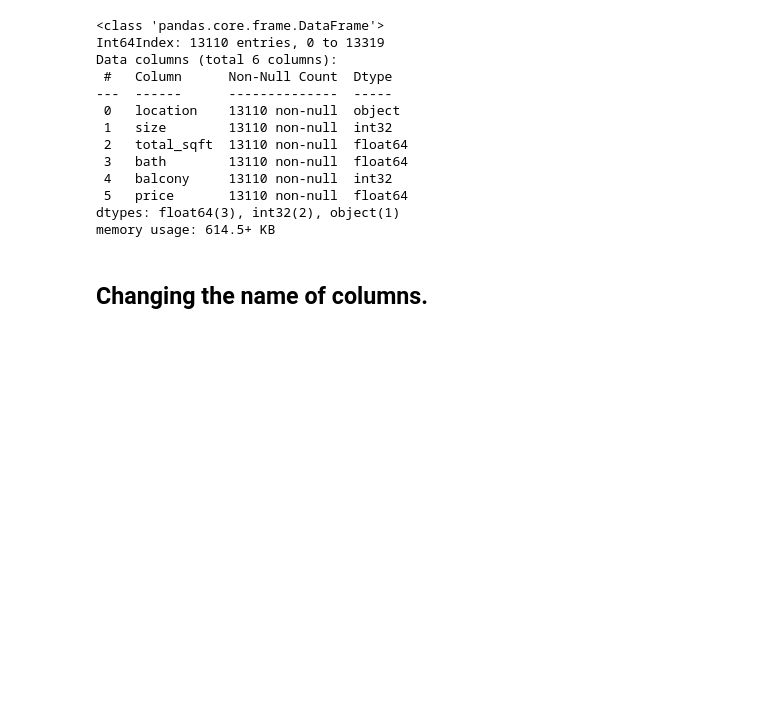
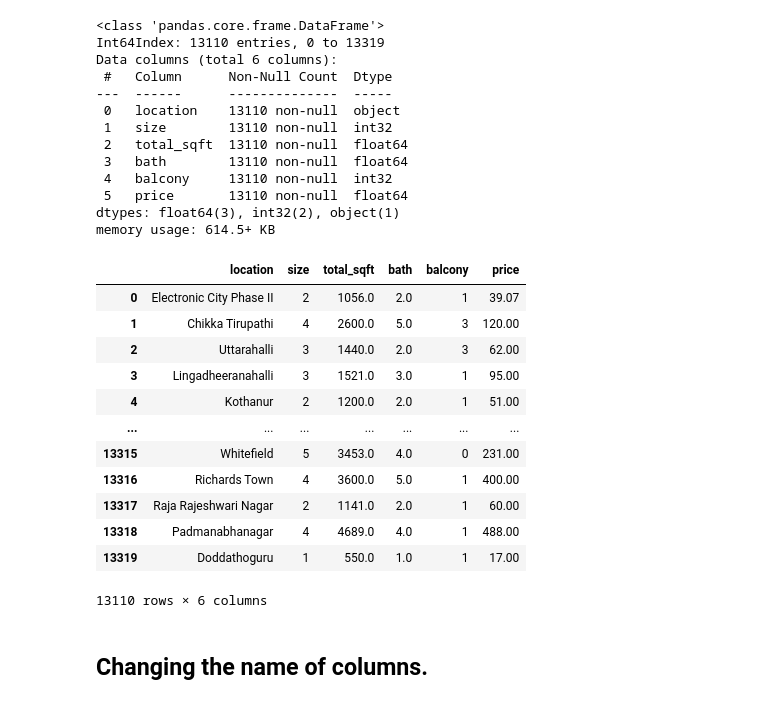
Before and after one commit to paramshah31/housePricePrediction, a Jupyter notebook: Code/Bengaluru House Price Prediction.ipynb, the cells around one changed output. Cells and saved outputs as stored; diff of their text form; code cells hidden in the pictures; blank space fills up the shorter version.

```diff
--- a/Code/Bengaluru House Price Prediction.ipynb
+++ b/Code/Bengaluru House Price Prediction.ipynb
@@ -338,6 +337,22 @@ Data columns (total 6 columns):
  5   price       13110 non-null  float64
 dtypes: float64(3), int32(2), object(1)
 memory usage: 614.5+ KB
+# %%
+house
+# %% [output]
+|  | location | size | total_sqft | bath | balcony | price |
+| 0 | Electronic City Phase II | 2 | 1056.0 | 2.0 | 1 | 39.07 |
+| 1 | Chikka Tirupathi | 4 | 2600.0 | 5.0 | 3 | 120.00 |
+| 2 | Uttarahalli | 3 | 1440.0 | 2.0 | 3 | 62.00 |
+| 3 | Lingadheeranahalli | 3 | 1521.0 | 3.0 | 1 | 95.00 |
+| 4 | Kothanur | 2 | 1200.0 | 2.0 | 1 | 51.00 |
+| ... | ... | ... | ... | ... | ... | ... |
+| 13315 | Whitefield | 5 | 3453.0 | 4.0 | 0 | 231.00 |
+| 13316 | Richards Town | 4 | 3600.0 | 5.0 | 1 | 400.00 |
+| 13317 | Raja Rajeshwari Nagar | 2 | 1141.0 | 2.0 | 1 | 60.00 |
+| 13318 | Padmanabhanagar | 4 | 4689.0 | 4.0 | 1 | 488.00 |
+| 13319 | Doddathoguru | 1 | 550.0 | 1.0 | 1 | 17.00 |
+13110 rows × 6 columns
 # %% [markdown]
 ## Changing the name of columns.
 # %%
```
Also changed, not shown: parts of 6 cells of this notebook, 16 other files.
